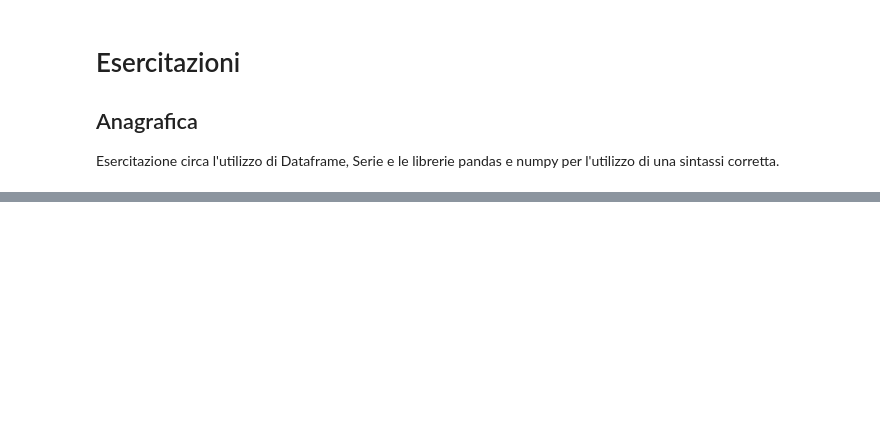
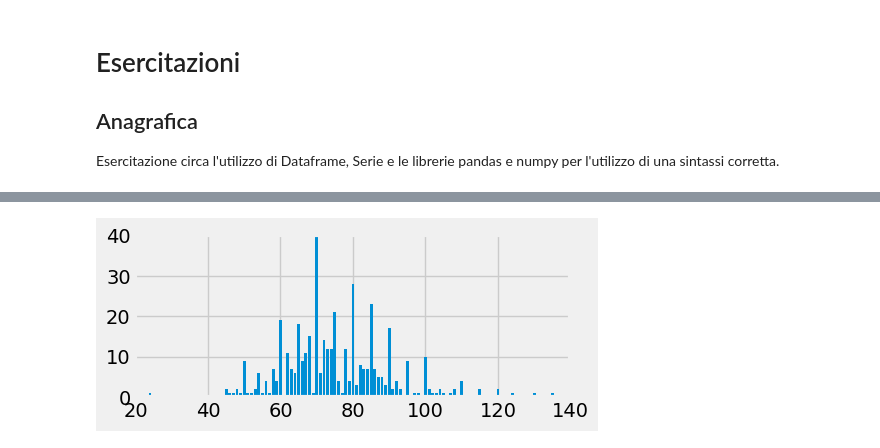
Before and after one commit to PippoZord/superhero-datascience, a Jupyter notebook: content/Esercitazioni/Anagrafica.ipynb, the cells around one changed output, grey strips where cells are left out. Saved outputs shown, nothing was run; the diff lists cells and outputs as text; code cells hidden in the pictures; blank space fills up the shorter version.

```diff
--- a/content/Esercitazioni/Anagrafica.ipynb
+++ b/content/Esercitazioni/Anagrafica.ipynb
@@ -38,0 +127,7 @@ anagrafica
+# %%
+plt.bar(weight_freq.index, weight_freq.values)
+plt.xlim((140))
+plt.ylim(0, 40)
+plt.show()
+# %% [output]
+[figure, added]
```
Also changed, not shown: parts of 16 cells of this notebook, 1 other file.
